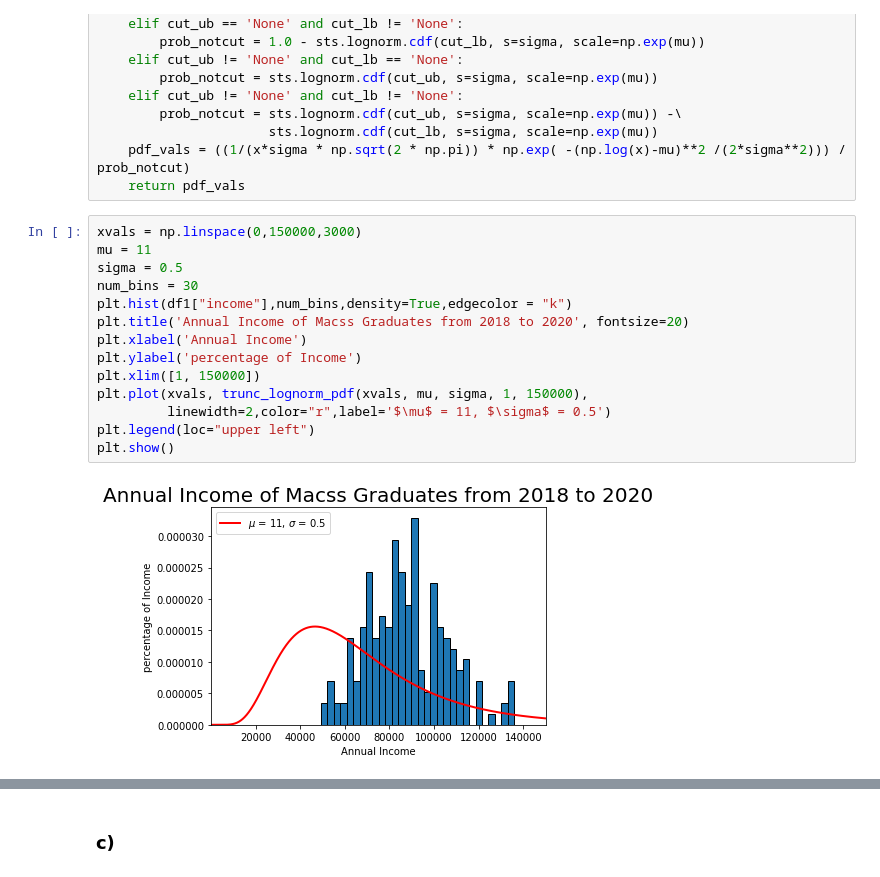
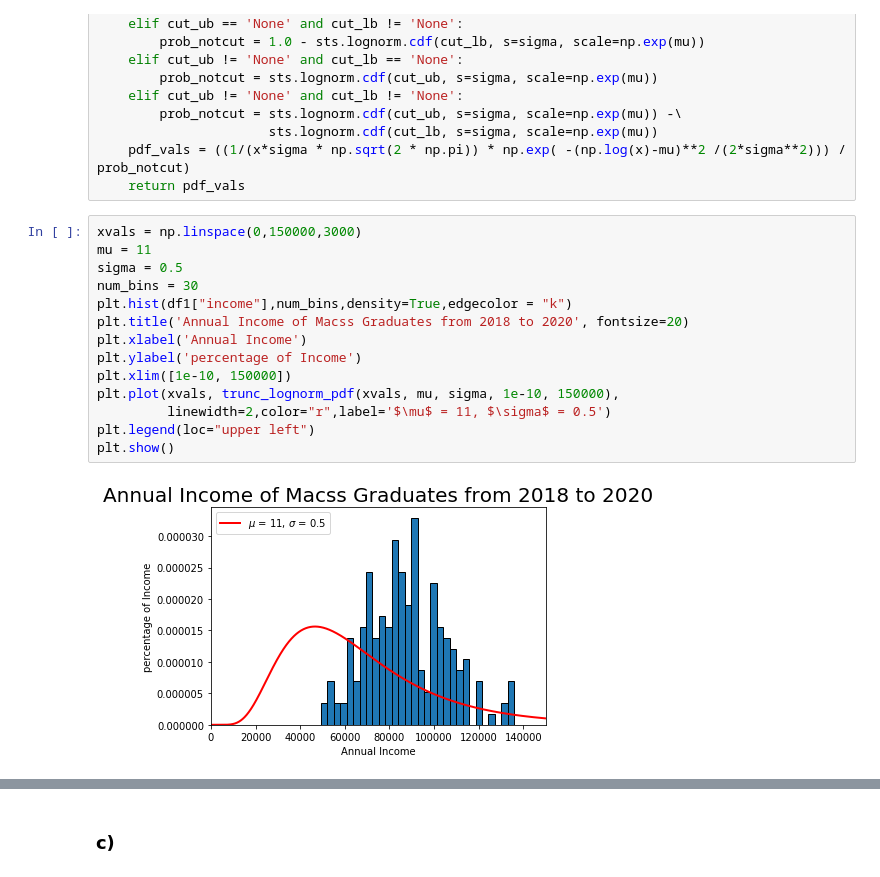
Before and after one commit to vinsonyz/persp-model-econ_w20, a Jupyter notebook: ProblemSets/PS4/PSET4.ipynb, the cells around one changed output, grey strips where cells are left out. Drawn from its saved outputs; the diff is of its cells as text.

```diff
--- a/ProblemSets/PS4/PSET4.ipynb
+++ b/ProblemSets/PS4/PSET4.ipynb
@@ -51,19 +51,19 @@ def trunc_lognorm_pdf(x, mu, sigma, cut_lb, cut_ub):
 # %%
 xvals = np.linspace(0,150000,3000)
 mu = 11
 sigma = 0.5
 num_bins = 30
 plt.hist(df1["income"],num_bins,density=True,edgecolor = "k")
 plt.title('Annual Income of Macss Graduates from 2018 to 2020', fontsize=20)
 plt.xlabel('Annual Income')
 plt.ylabel('percentage of Income')
-plt.xlim([1, 150000])
-plt.plot(xvals, trunc_lognorm_pdf(xvals, mu, sigma, 1, 150000),
+plt.xlim([1e-10, 150000])
+plt.plot(xvals, trunc_lognorm_pdf(xvals, mu, sigma, 1e-10, 150000),
          linewidth=2,color="r",label='$\mu$ = 11, $\sigma$ = 0.5')
 plt.legend(loc="upper left")
 plt.show()
 # %% [output]
-[figure, old version]
+[figure, new version]
 # %%
 # Return the log likelihood value
 
```
Also changed, not shown: parts of 4 cells of this notebook.
